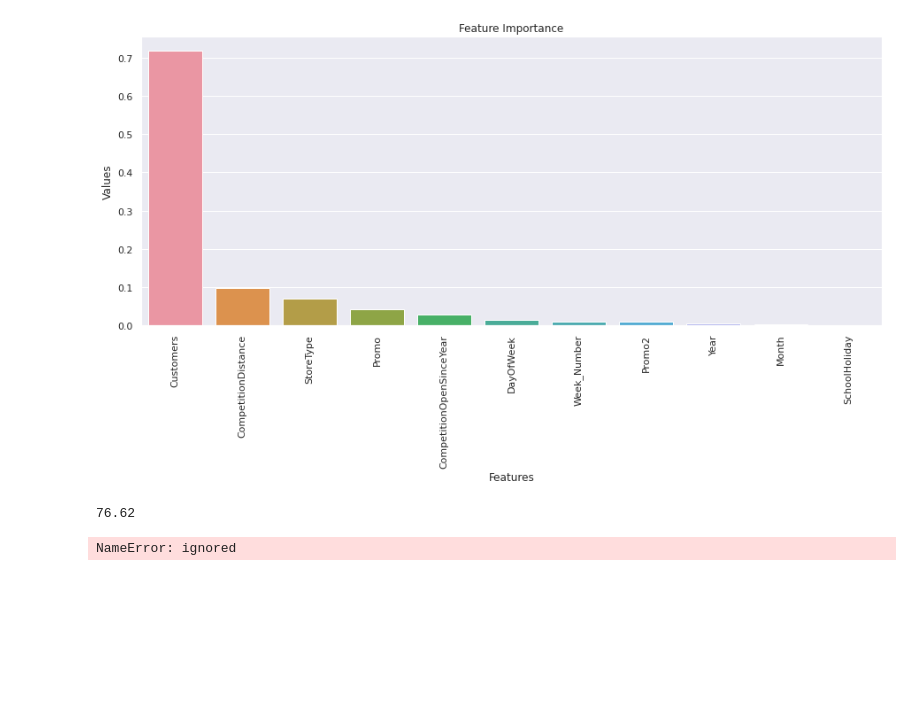
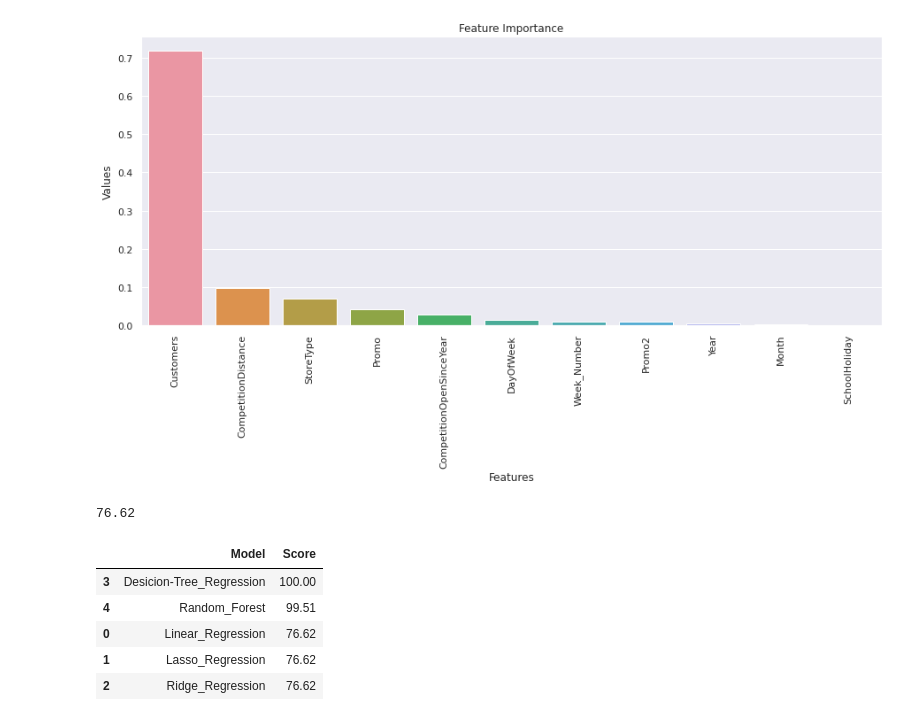
Before and after one commit to DeepakKumarSingh003/Rossmann-Sales-Prediction-, a Jupyter notebook: Rossmann_Sales_Prediction_Capstone_Project.ipynb, the cells around one changed output. Saved outputs shown, nothing was run; the diff lists cells and outputs as text; code cells hidden in the pictures; blank space fills up the shorter version.

```diff
--- a/Rossmann_Sales_Prediction_Capstone_Project.ipynb
+++ b/Rossmann_Sales_Prediction_Capstone_Project.ipynb
@@ -1367,11 +1367,16 @@ ls2
 # %%
 models =pd.DataFrame({
     'Model': ['Linear_Regression', 'Lasso_Regression','Ridge_Regression',
-              'Elastic_Net', 'Desicion-Tree_Regression', 'Random_Forest'],
-    'Score': [LR,ls2,Rg,Elas,Dt,Rf]})
+               'Desicion-Tree_Regression', 'Random_Forest'],
+    'Score': [LR,ls2,Rg,Dt,Rf]})
 #models.sort_values(by='Score')
 #models
 models.sort_values(by='Score',ascending=False)
 #df=pd.DataFrame(models)
 # %% [output]
-NameError: ignored
+|  | Model | Score |
+| 3 | Desicion-Tree_Regression | 100.00 |
+| 4 | Random_Forest | 99.51 |
+| 0 | Linear_Regression | 76.62 |
+| 1 | Lasso_Regression | 76.62 |
+| 2 | Ridge_Regression | 76.62 |
```
